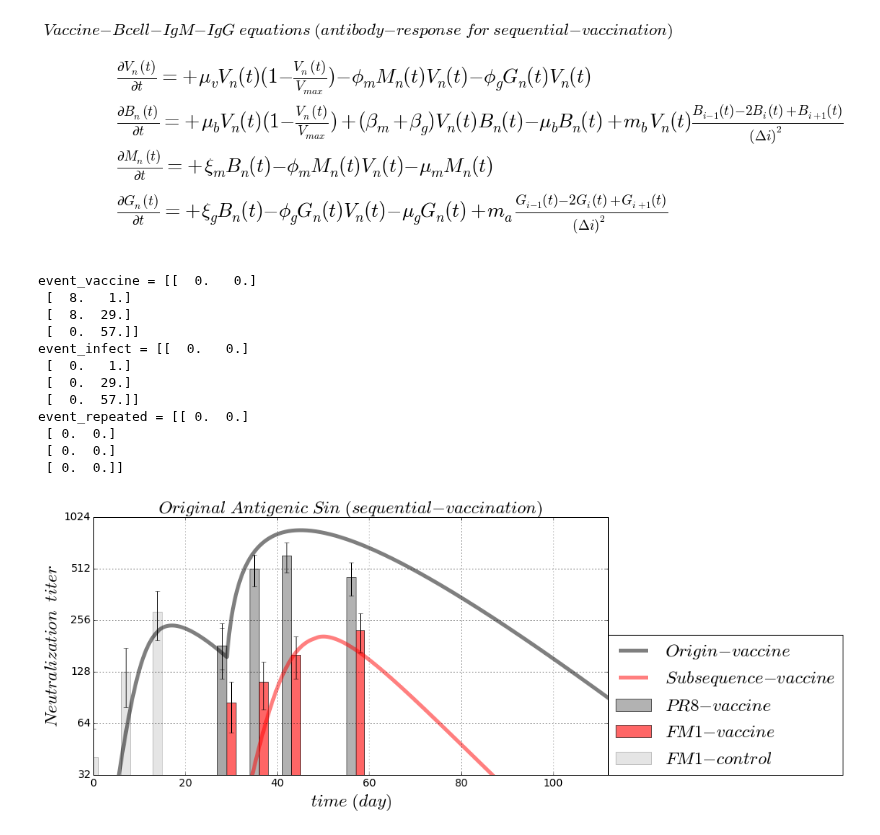
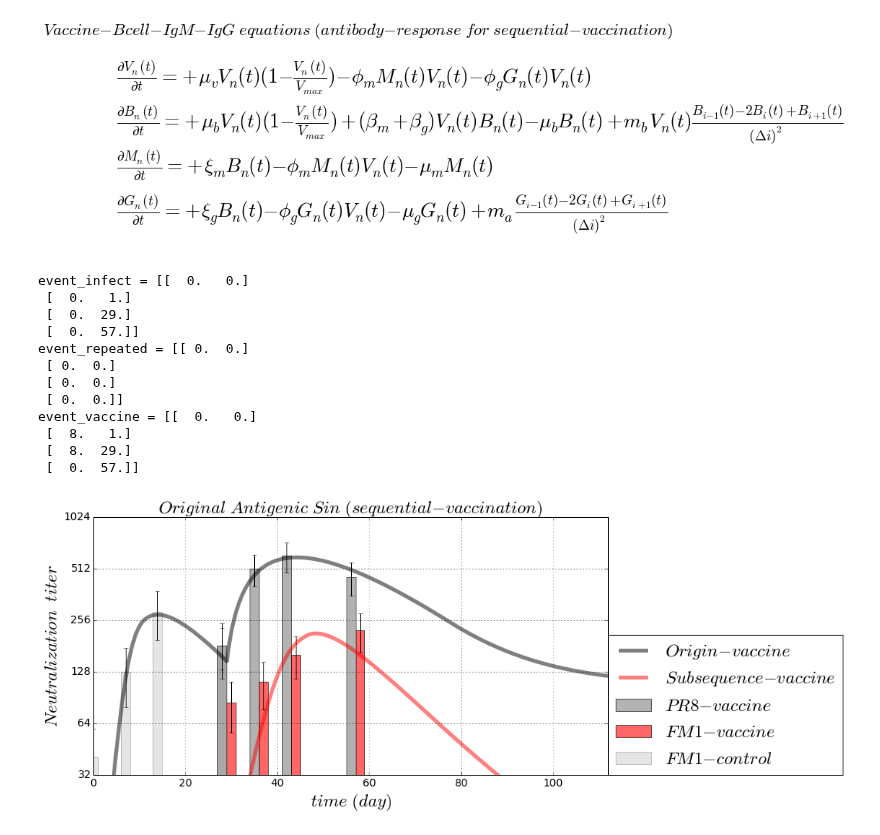
Before and after one commit to blab/antibody-response-pulse, a Jupyter notebook: bcell-array/code/VBMG_vaccination_OAS.ipynb, the cells around one changed output. Drawn from its saved outputs; the diff is of its cells as text; code cells hidden in the pictures.

```diff
--- a/bcell-array/code/VBMG_vaccination_OAS.ipynb
+++ b/bcell-array/code/VBMG_vaccination_OAS.ipynb
@@ -158,9 +158,8 @@ inRateG = inRateM/6 # in-rate of antibody-IgG from memory B-cell
 outRateG = outRateM/60 # out-rate of antibody-IgG from memory B-cell
 consumeRateG = killRateVg  # consume-rate of antibody-IgG by cleaning virus
 
-
-mutatRateB = 0.0004/hour # Virus mutation rate
-mutatRateA = 0.00002/hour # antibody mutation rate
+mutatRateB = 0.00009/hour # Virus mutation rate
+mutatRateA = 0.0001/hour # antibody mutation rate
 
 # time boundary and griding condition
 minT = float(0)
@@ -187,19 +186,6 @@ gG_array = np.zeros([totalPoint_X, totalPoint_T])
 # initial output condition
 #gV_array[1, 0] = float(2)
 
-# [vaccine population, starting time] ---first
-origin_vaccine = int(1)
-current_vaccine = int(2)
-vaccine_period = 1*28*day
-vaccine_population = np.zeros(int(maxX + 1))
-vaccine_population[origin_vaccine:current_vaccine + 1] = 8
-vaccine_starting_time = np.arange(int(maxX + 1))*vaccine_period - 27
-event_vaccine = np.zeros([int(maxX + 1), 2])
-event_vaccine[:, 0] = vaccine_population
-event_vaccine[:, 1] = vaccine_starting_time
-event_vaccine[0, 1] = 0
-print ('event_vaccine = {:}'.format(event_vaccine))
-
 # [viral population, starting time] ---first
 origin_virus = int(1)
 current_virus = int(2)
@@ -222,6 +208,19 @@ event_repeated[:, 0] = viral_population
 event_repeated[:, 1] = infection_starting_time
 print ('event_repeated = {:}'.format(event_repeated))
 
+# [vaccine population, starting time] ---first
+origin_vaccine = int(1)
+current_vaccine = int(2)
+vaccine_period = 1*28*day
+vaccine_population = np.zeros(int(maxX + 1))
+vaccine_population[origin_vaccine:current_vaccine + 1] = 8
+vaccine_starting_time = np.arange(int(maxX + 1))*vaccine_period - 27
+event_vaccine = np.zeros([int(maxX + 1), 2])
+event_vaccine[:, 0] = vaccine_population
+event_vaccine[:, 1] = vaccine_starting_time
+event_vaccine[0, 1] = 0
+print ('event_vaccine = {:}'.format(event_vaccine))
+
 #[origin-virus, current-virus, recovered-day, repeated-parameter, OAS+, OSA-]
 min_cell = 1.0 # minimum cell
 recovered_time = 14*day # recovered time of 1st-time infection
@@ -239,11 +238,11 @@ event_infection_parameter = np.array([origin_virus,
 # vaccination_parameter
 # vaccination_parameter
 # vaccination_parameter
-min_cell_v = 0.001 # minimum cell
+min_cell_v = 0.2 # minimum cell
 recovered_time_v = 14*day # recovered time of 1st-time infection
-actRateBg_recovered_v = actRateBg*10 # activation rate of memory B-cell for repeated-infection (same virus)
+actRateBg_recovered_v = actRateBg*9 # activation rate of memory B-cell for repeated-infection (same virus)
 inRateG_OAS_boost_v = 1.5/hour # boosting in-rate of antibody-IgG from memory B-cell for origin-virus
-actRateBg_OAS_press_v = -0.0005/hour # depress act-rate from memory B-cell for non-origin-virus
+actRateBg_OAS_press_v = -0.001/hour # depress act-rate from memory B-cell for non-origin-virus
 outRateB_OAS_slow_v = -outRateB/1.4
 event_vaccination_parameter = np.array([origin_vaccine,
                                         current_vaccine,
@@ -293,38 +292,38 @@ plt.plot(gT, (gM[origin_virus + 1] + gG[origin_virus + 1]), linewidth = 5.0, alp
          , label = r'$ Subsequence-vaccine $')
 plt.bar(gT_lab - bar_width/2, gPR8_lab, bar_width, alpha = 0.6, color = 'gray', yerr = error_PR8
         , error_kw = dict(elinewidth = 1, ecolor = 'black'), label = r'$ PR8-vaccine $')
 plt.bar(gT_lab + bar_width/2, gFM1_lab, bar_width, alpha = 0.6, color = 'red', yerr = error_FM1
         , error_kw = dict(elinewidth = 1, ecolor = 'black'), label = r'$ FM1-vaccine $')
 plt.bar(gT_lab_fresh - bar_width/2, gFM1_lab_fresh, bar_width, alpha = 0.2, color = 'gray', yerr = error_FM1_fresh
         , error_kw = dict(elinewidth = 1, ecolor = 'black'), label = r'$ FM1-control $')
 plt.grid(True, which = 'both')
 plt.title(r'$ Original \ Antigenic \ Sin \ (sequential-vaccination)$', fontsize = AlvaFontSize)
 plt.xlabel(r'$time \ (%s)$'%(timeUnit), fontsize = AlvaFontSize)
 plt.ylabel(r'$ Neutralization \ \ titer $', fontsize = AlvaFontSize)
 plt.xticks(fontsize = AlvaFontSize*0.6)
 plt.yticks(fontsize = AlvaFontSize*0.6)
 plt.xlim([minT, maxT])
 plt.ylim([2**5, 2**10])
 plt.yscale('log', basey = 2)
 # gca()---GetCurrentAxis and Format the ticklabel to be 2**x
 plt.gca().yaxis.set_major_formatter(FuncFormatter(lambda x, pos: int(2**(np.log(x)/np.log(2)))))
 #plt.gca().xaxis.set_major_locator(plt.MultipleLocator(7))
 plt.legend(loc = (1, 0), fontsize = AlvaFontSize)
 plt.show()
 # %% [output]
-event_vaccine = [[  0.   0.]
- [  8.   1.]
- [  8.  29.]
- [  0.  57.]]
 event_infect = [[  0.   0.]
  [  0.   1.]
  [  0.  29.]
  [  0.  57.]]
 event_repeated = [[ 0.  0.]
  [ 0.  0.]
  [ 0.  0.]
  [ 0.  0.]]
+event_vaccine = [[  0.   0.]
+ [  8.   1.]
+ [  8.  29.]
+ [  0.  57.]]
-[figure, old version]
+[figure, new version]
 # %%
 # step by step
 numberingFig = numberingFig + 1
```
Also changed, not shown: parts of 4 cells of this notebook, 33 other files.
